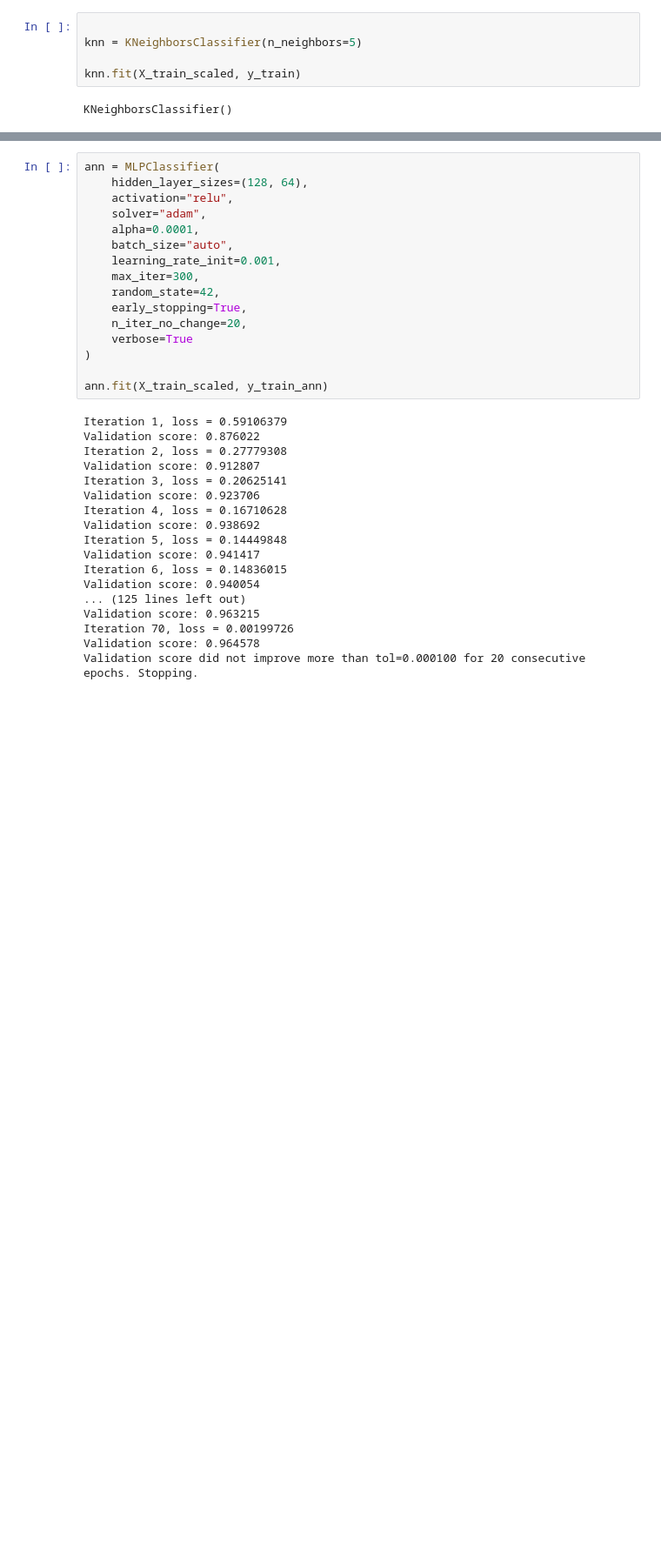
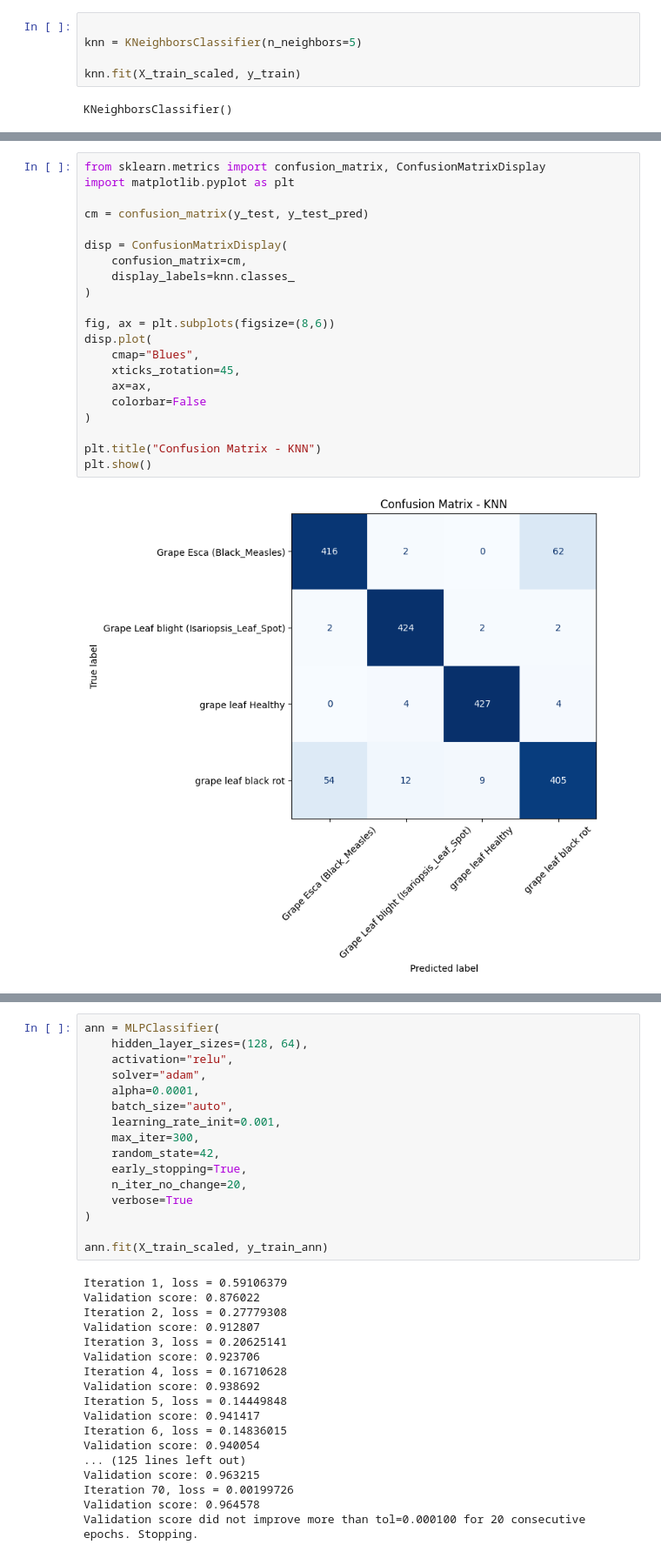
Before and after one commit to IhdalFahroni/Tubes-Exfit, a Jupyter notebook: modeling 128x128.ipynb, the cells around one changed output, grey strips where cells are left out. Shown at 87% size. Cells and saved outputs as stored; diff of their text form; blank space fills up the shorter version.

Commit message:
tambah confussion matrix

```diff
--- a/modeling 128x128.ipynb
+++ b/modeling 128x128.ipynb
@@ -57,3 +72,26 @@ Testing Accuracy  : 0.9161643835616439
+# %%
+from sklearn.metrics import confusion_matrix, ConfusionMatrixDisplay
+import matplotlib.pyplot as plt
+
+cm = confusion_matrix(y_test, y_test_pred)
+
+disp = ConfusionMatrixDisplay(
+    confusion_matrix=cm,
+    display_labels=knn.classes_
+)
+
+fig, ax = plt.subplots(figsize=(8,6))
+disp.plot(
+    cmap="Blues",
+    xticks_rotation=45,
+    ax=ax,
+    colorbar=False
+)
+
+plt.title("Confusion Matrix - KNN")
+plt.show()
+# %% [output]
+[figure, added]
 # %%
 le = LabelEncoder()
 
```
Also changed, not shown: parts of 3 cells of this notebook, 3 other files.
